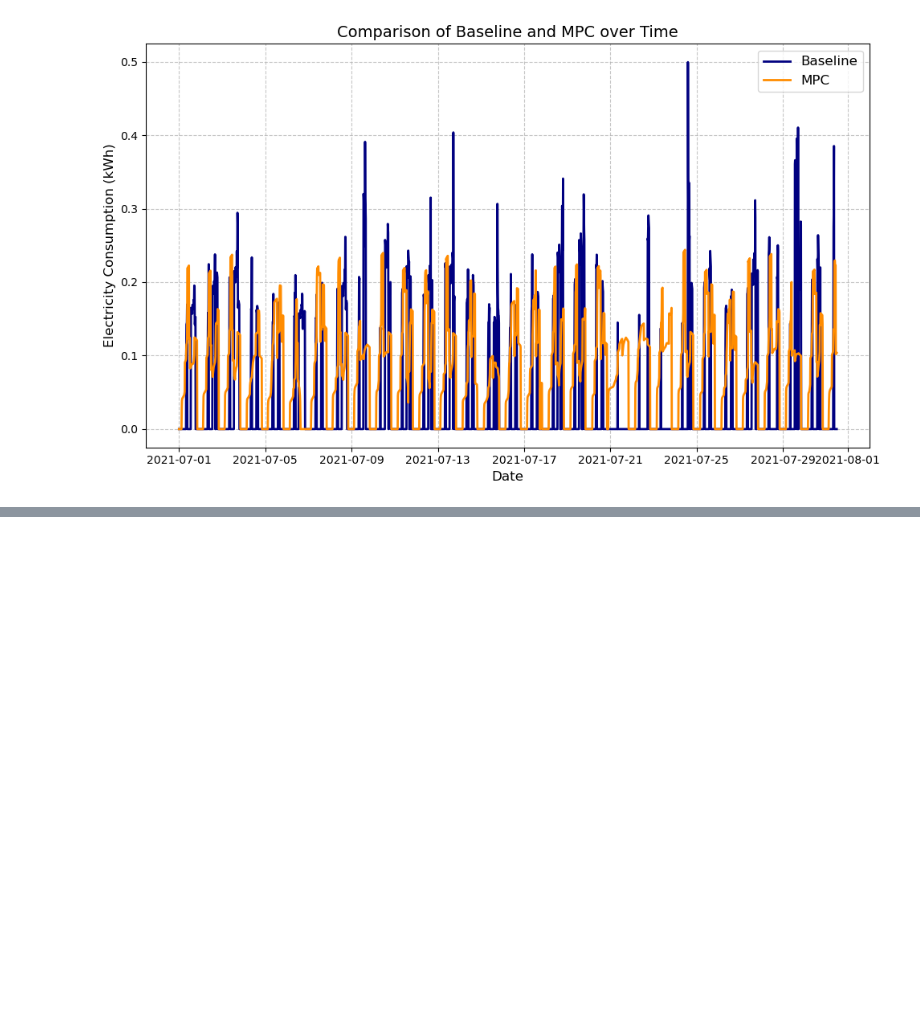
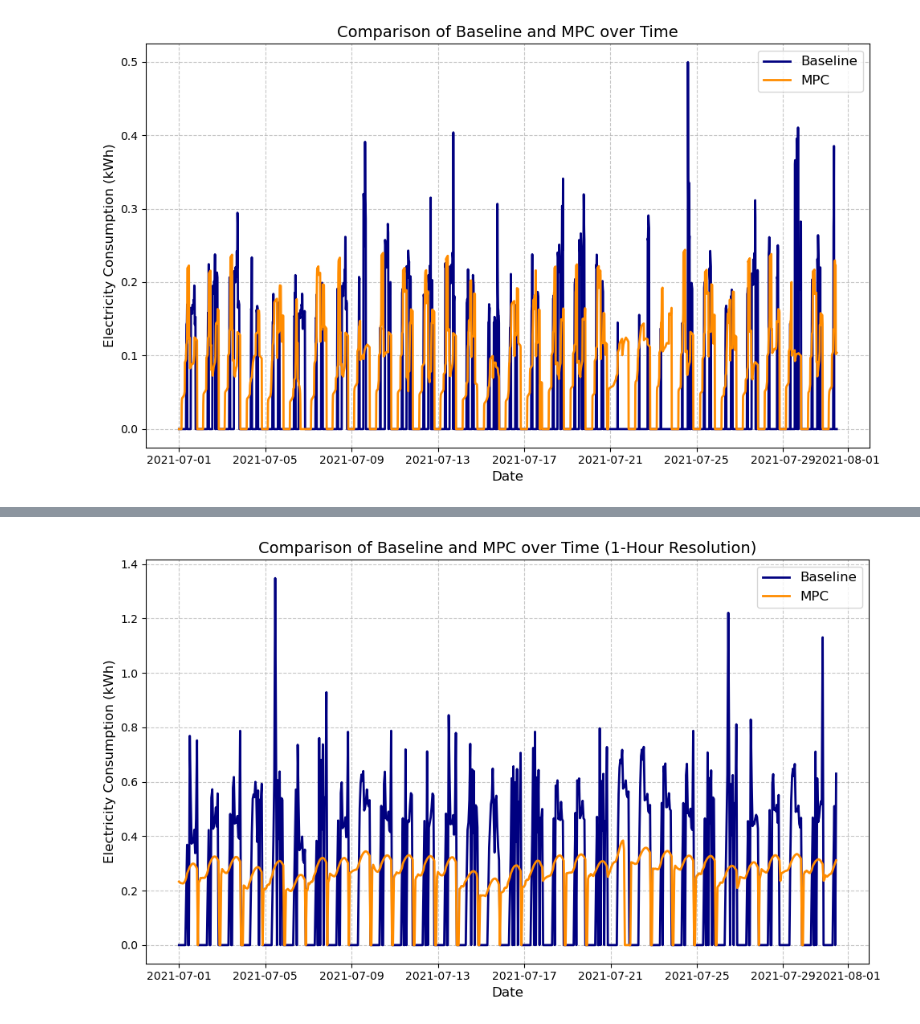
Before and after one commit to KrisCHEN8/PCM_RL-MPC, a Jupyter notebook: results/analysis.ipynb, the cells around one changed output, grey strips where cells are left out. Cells and saved outputs as stored; diff of their text form; code cells hidden in the pictures; blank space fills up the shorter version.

```diff
--- a/results/analysis.ipynb
+++ b/results/analysis.ipynb
@@ -218,0 +275,28 @@ plt.show()
+# %%
+# Extract relevant data for 1-hour resolution
+baseline_1H_val = baseline_1H.loc[date_index_1H, 'e']
+rl_mpc_val_1H = df_results_1H['e_hp']
+
+# Create a figure for 1-hour resolution
+plt.figure(figsize=(10, 6))
+
+# Plot the baseline data
+plt.plot(baseline_1H_val, label='Baseline', color='navy', linewidth=2)
+
+# Plot the MPC data
+plt.plot(rl_mpc_val_1H, label='MPC', color='darkorange', linewidth=2)
+
+# Add title and axis labels
+plt.title('Comparison of Baseline and MPC over Time (1-Hour Resolution)', fontsize=14)
+plt.xlabel('Date', fontsize=12)
+plt.ylabel('Electricity Consumption (kWh)', fontsize=12)
+
+# Add legend and grid
+plt.legend(loc='best', fontsize=12)
+plt.grid(True, linestyle='--', alpha=0.7)
+
+# Adjust layout and display the plot
+plt.tight_layout()
+plt.show()
+# %% [output]
+[figure, added]
```
Also changed, not shown: parts of 10 cells of this notebook, 8 other files.
